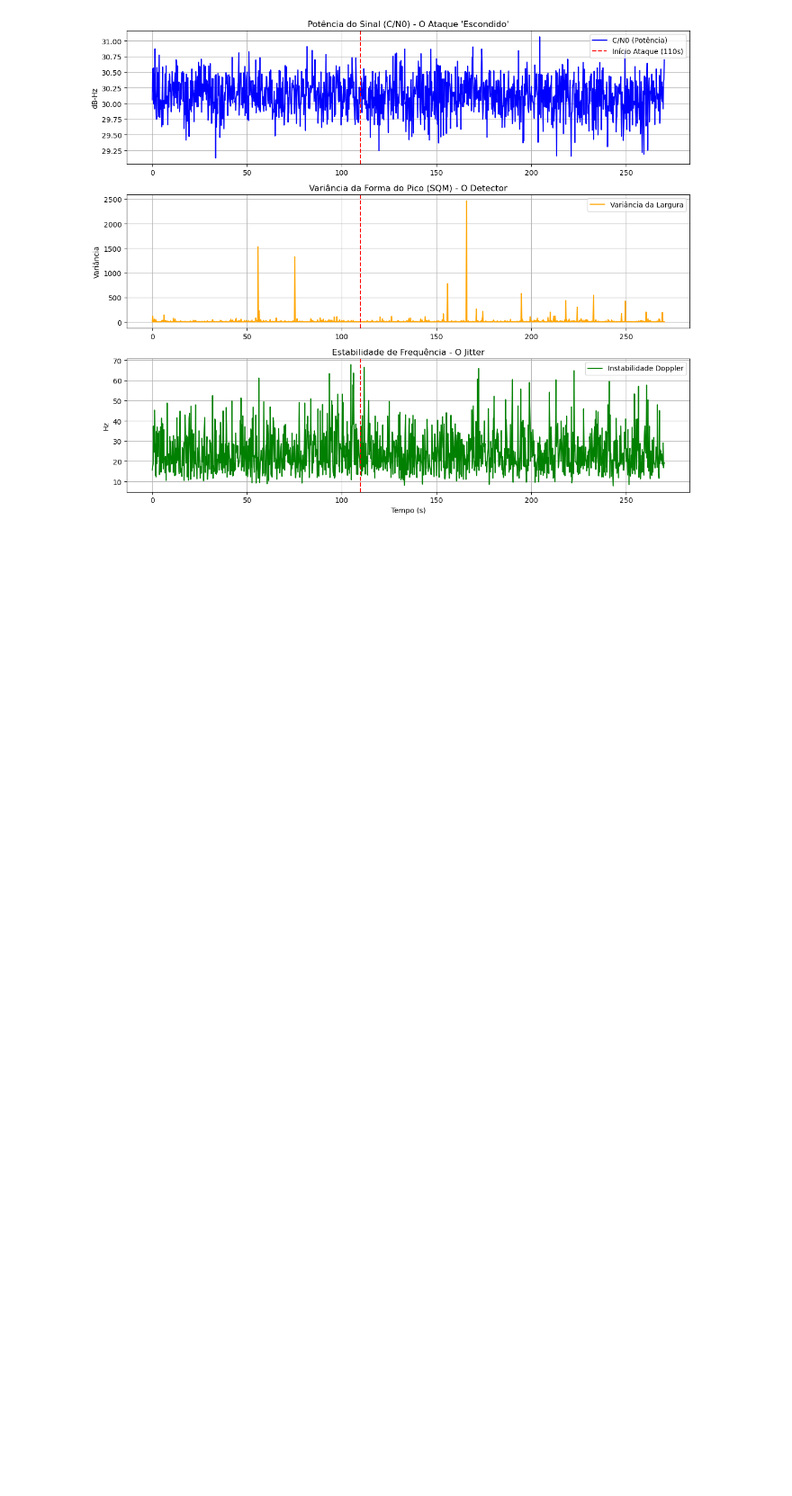
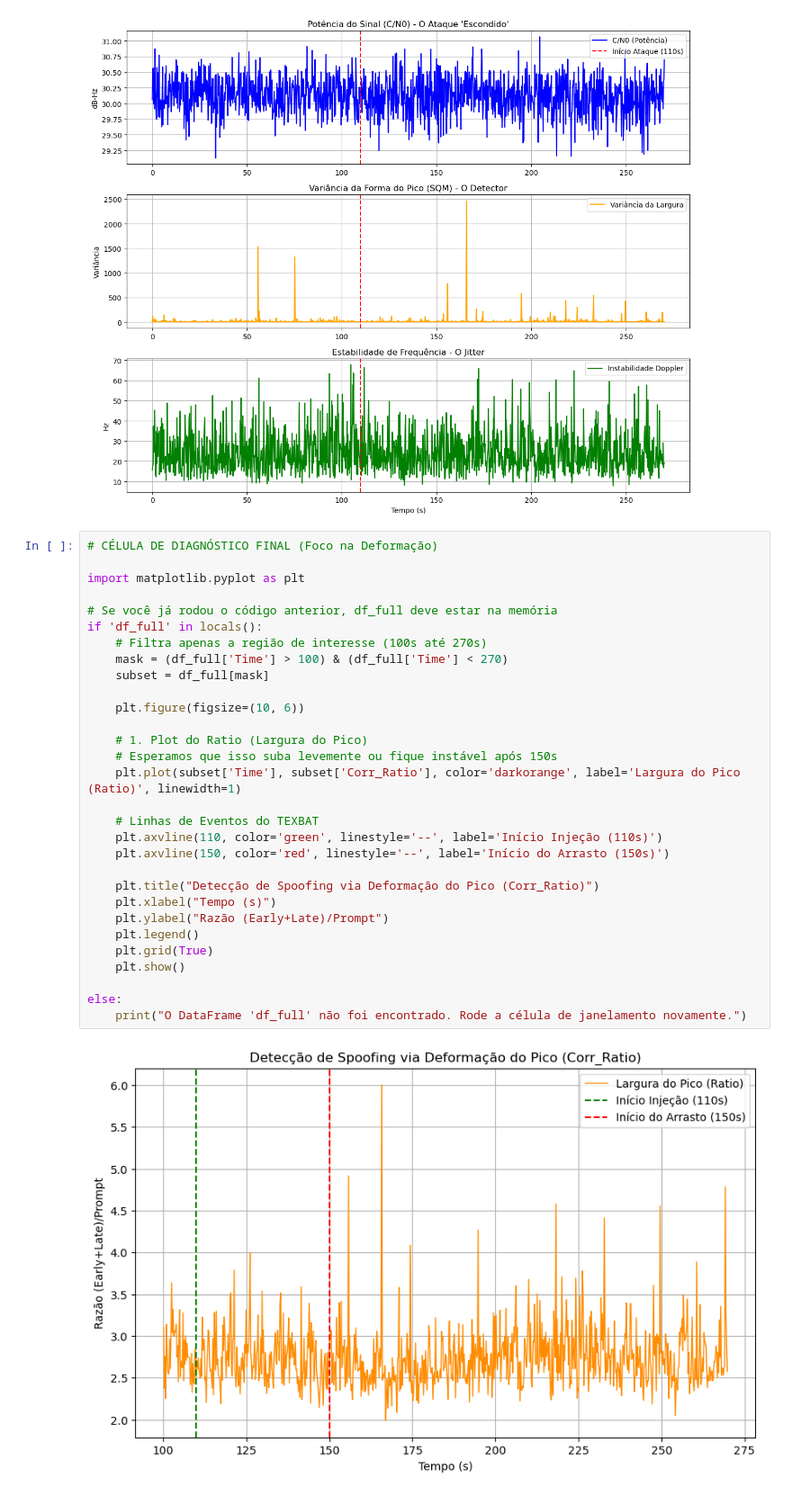
Before and after one commit to bytewice/sinais-projeto, a Jupyter notebook: projeto-sinais.ipynb, the cells around one changed output. Shown at 90% size. Saved outputs shown, nothing was run; the diff lists cells and outputs as text; blank space fills up the shorter version.

```diff
--- a/projeto-sinais.ipynb
+++ b/projeto-sinais.ipynb
@@ -1316,3 +1316,35 @@ plt.tight_layout()
 plt.show()
 # %% [output]
 [figure]
+# %%
+# CÉLULA DE DIAGNÓSTICO FINAL (Foco na Deformação)
+
+import matplotlib.pyplot as plt
+
+# Se você já rodou o código anterior, df_full deve estar na memória
+if 'df_full' in locals():
+    # Filtra apenas a região de interesse (100s até 270s)
+    mask = (df_full['Time'] > 100) & (df_full['Time'] < 270)
+    subset = df_full[mask]
+
+    plt.figure(figsize=(10, 6))
+
+    # 1. Plot do Ratio (Largura do Pico)
+    # Esperamos que isso suba levemente ou fique instável após 150s
+    plt.plot(subset['Time'], subset['Corr_Ratio'], color='darkorange', label='Largura do Pico (Ratio)', linewidth=1)
+
+    # Linhas de Eventos do TEXBAT
+    plt.axvline(110, color='green', linestyle='--', label='Início Injeção (110s)')
+    plt.axvline(150, color='red', linestyle='--', label='Início do Arrasto (150s)')
+
+    plt.title("Detecção de Spoofing via Deformação do Pico (Corr_Ratio)")
+    plt.xlabel("Tempo (s)")
+    plt.ylabel("Razão (Early+Late)/Prompt")
+    plt.legend()
+    plt.grid(True)
+    plt.show()
+
+else:
+    print("O DataFrame 'df_full' não foi encontrado. Rode a célula de janelamento novamente.")
+# %% [output]
+[figure, added]
```
Also changed, not shown: parts of 2 cells of this notebook.
